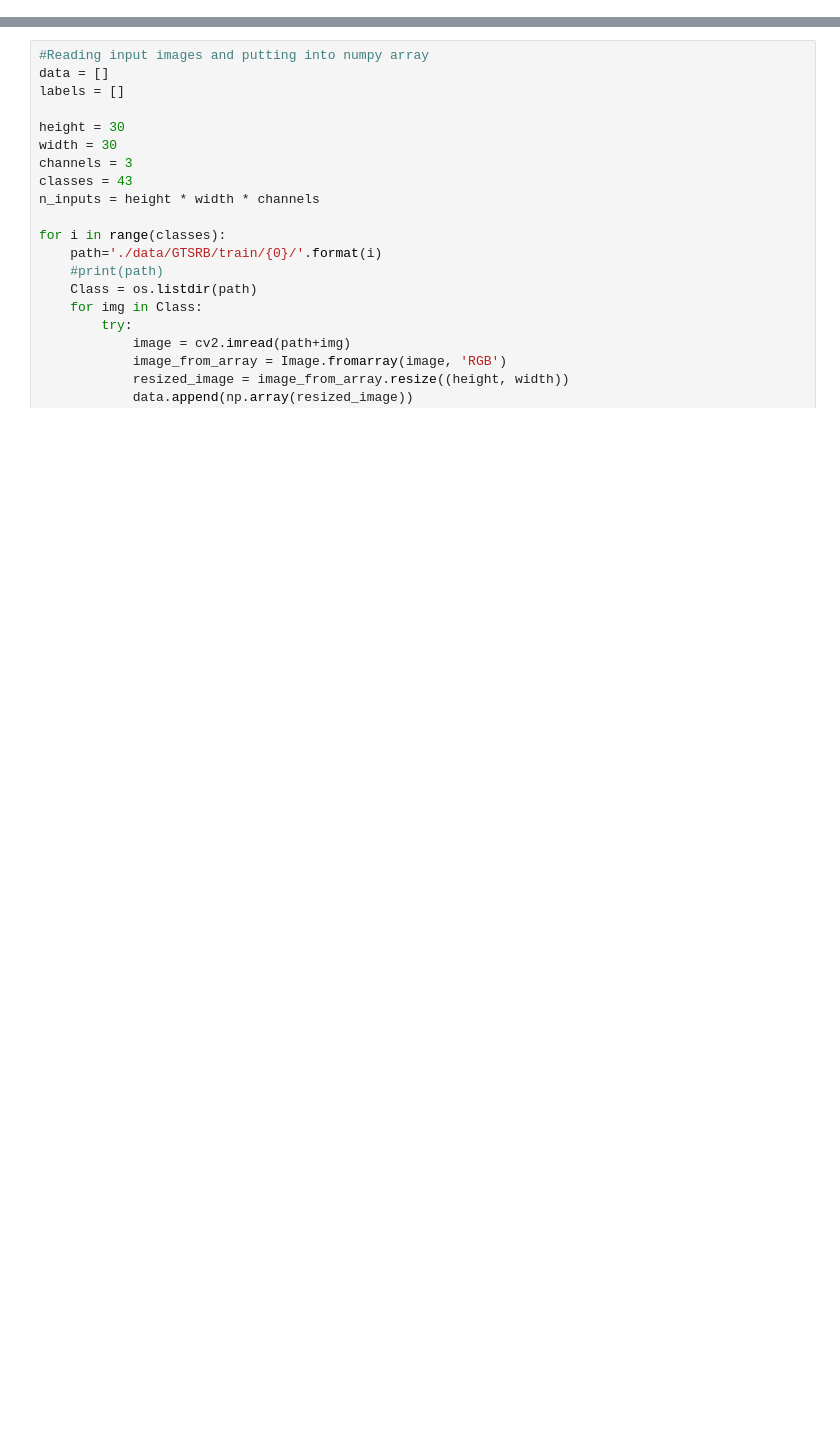
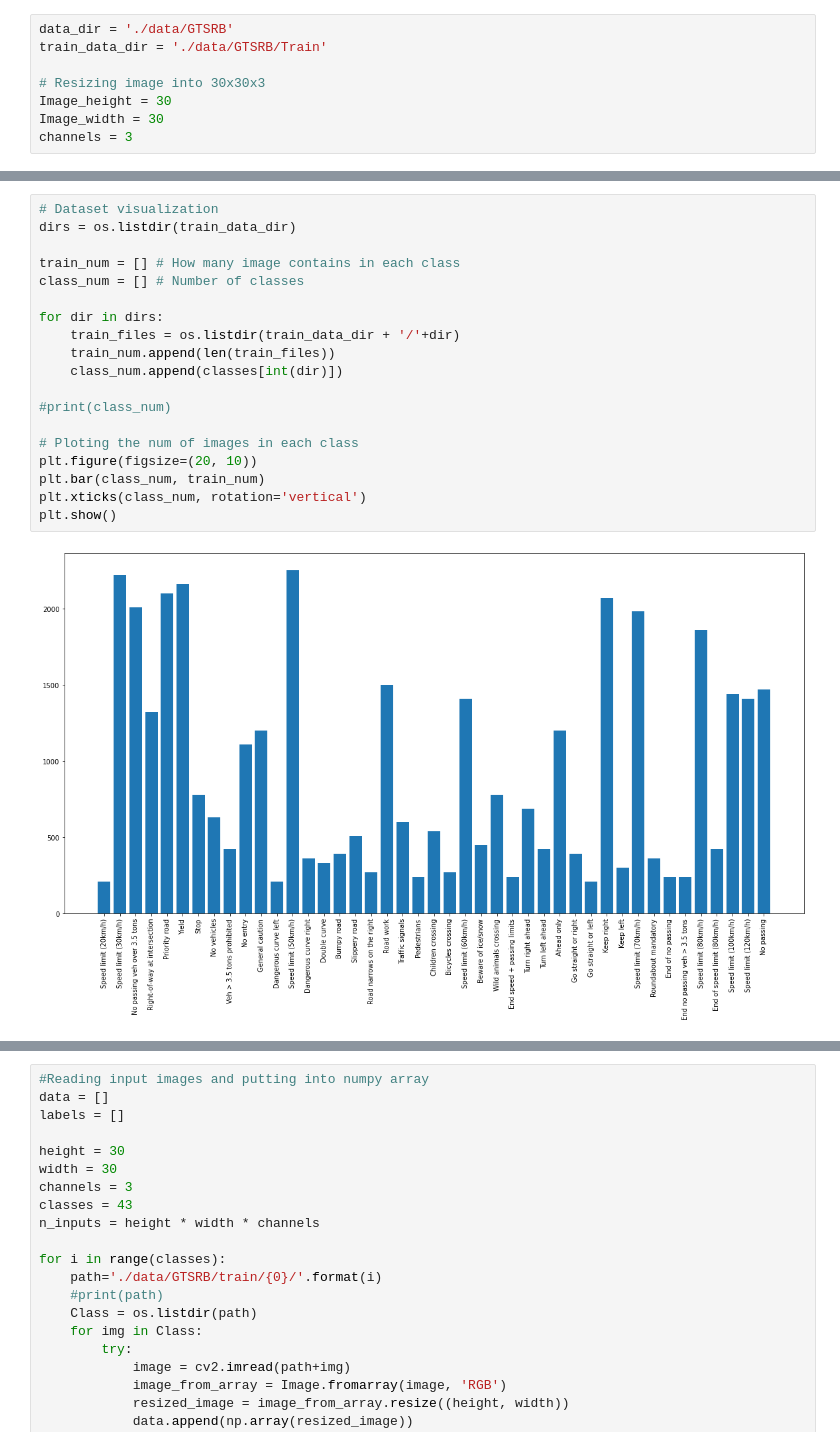
Before and after one commit to soaibsafi/ConvNet, a Jupyter notebook: German Trafic Sign Recognition.ipynb, the cells around one changed output, grey strips where cells are left out. Drawn from its saved outputs; the diff is of its cells as text; blank space fills up the shorter version.

Commit message:
:sparkles:Update-GTSRB model

```diff
--- a/German Trafic Sign Recognition.ipynb
+++ b/German Trafic Sign Recognition.ipynb
@@ -8,0 +14,8 @@ from PIL import Image
+# %%
+data_dir = './data/GTSRB'
+train_data_dir = './data/GTSRB/Train'
+
+# Resizing image into 30x30x3
+Image_height = 30
+Image_width = 30
+channels = 3
@@ -8,0 +73,21 @@ from PIL import Image
+# %%
+# Dataset visualization
+dirs = os.listdir(train_data_dir)
+
+train_num = [] # How many image contains in each class
+class_num = [] # Number of classes
+
+for dir in dirs:
+    train_files = os.listdir(train_data_dir + '/'+dir)
+    train_num.append(len(train_files))
+    class_num.append(classes[int(dir)])
+
+#print(class_num)
+
+# Ploting the num of images in each class
+plt.figure(figsize=(20, 10))
+plt.bar(class_num, train_num)
+plt.xticks(class_num, rotation='vertical')
+plt.show()
+# %% [output]
+[figure, added]
```
Also changed, not shown: parts of 16 cells of this notebook.
